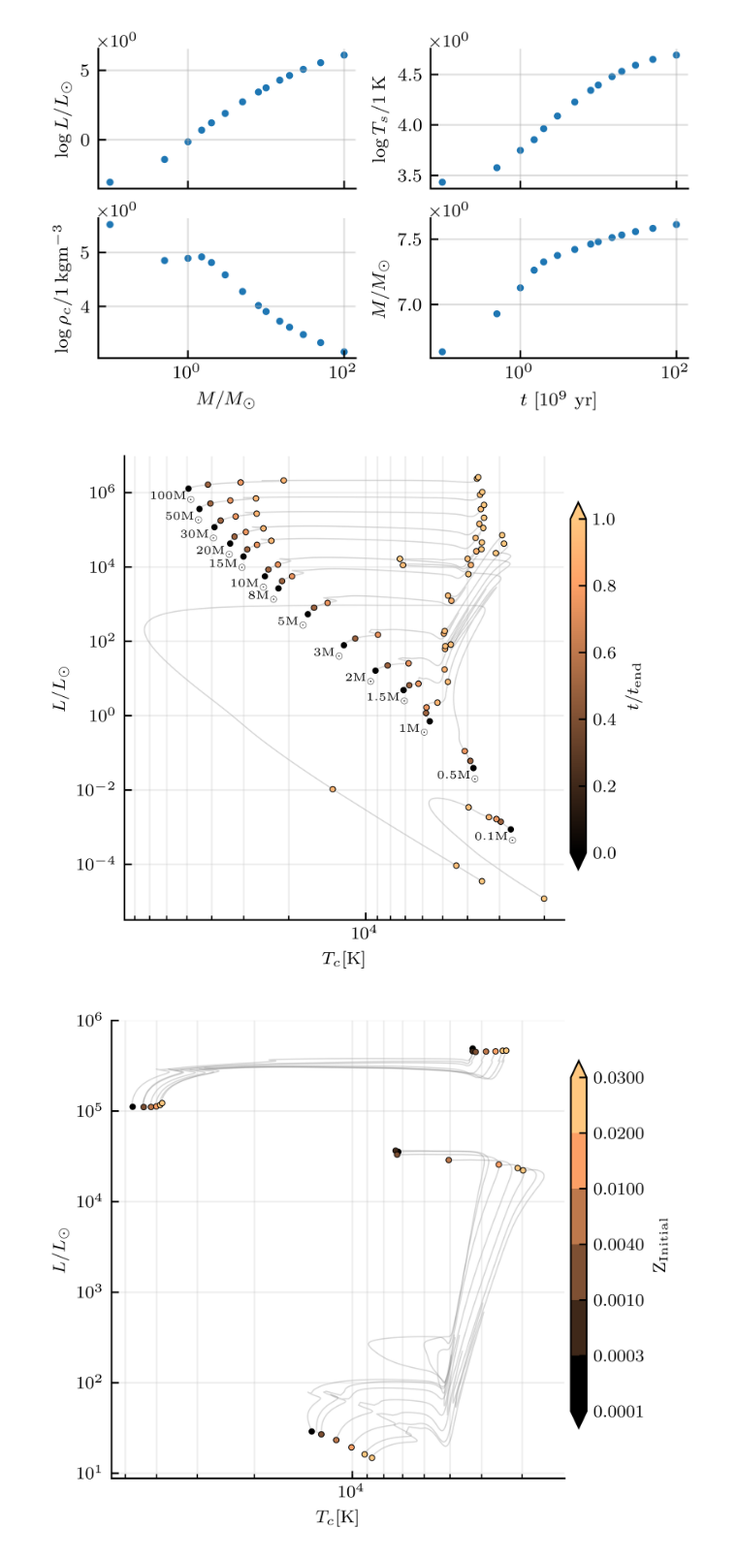
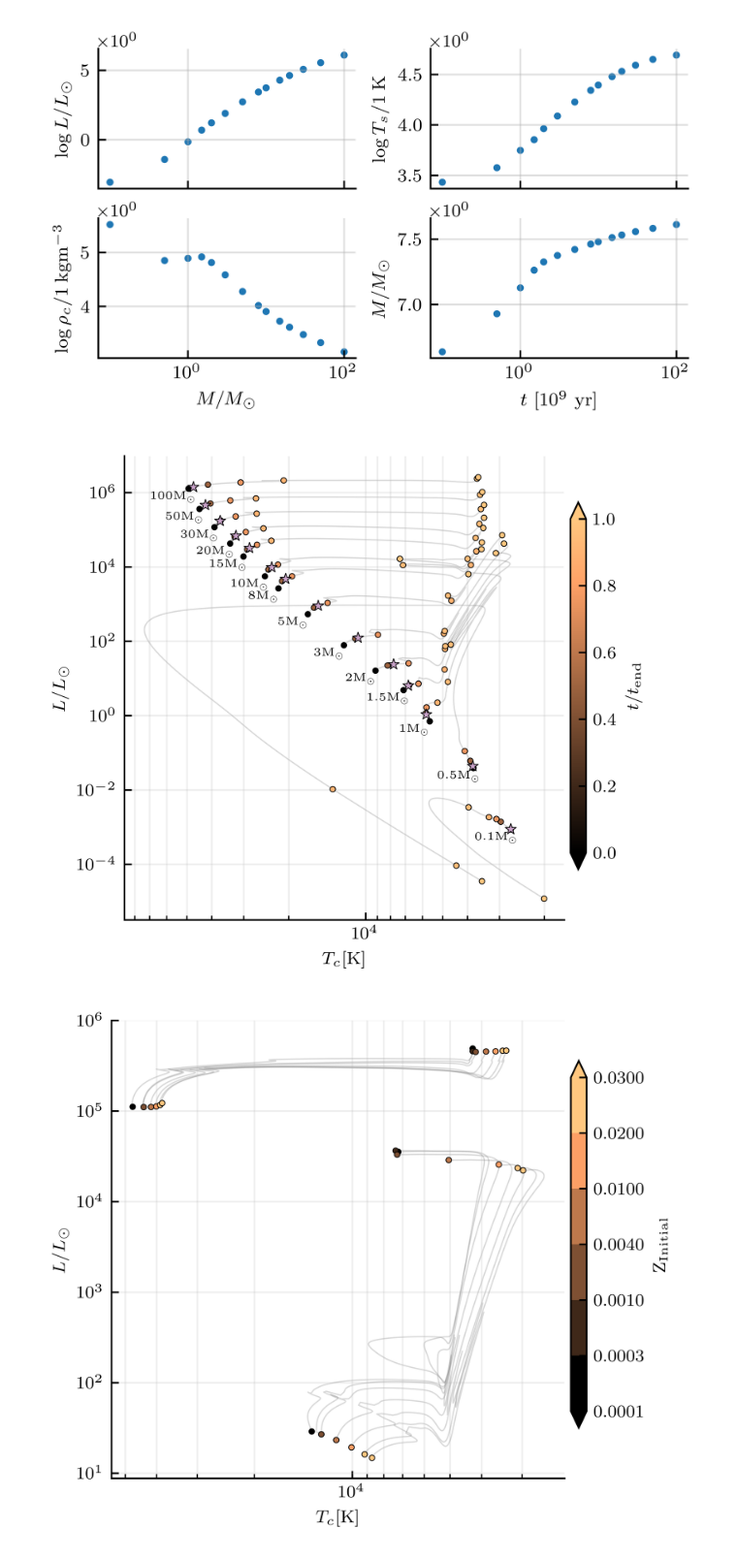
Before and after one commit to JeppJeppsson/Stellar_project, a Jupyter notebook: 3.2.ipynb, the cells around one changed output. Shown at 97% size. Saved outputs shown, nothing was run; the diff lists cells and outputs as text; code cells hidden in the pictures.

```diff
--- a/3.2.ipynb
+++ b/3.2.ipynb
@@ -121,35 +121,41 @@ def HR_plot(masses,time_frac,distinct_styles=False,annotated=False):
                         s=7, zorder=2, color=color, marker=mark_styles[i%len(mark_styles)],
                         edgecolors='k', linewidth=0.4)
 
+        # Mark points of interest (currently i = 70, approx when time evolution comes to a crawl)
+        lilac = np.array((200,162,200))/255
+        ax.scatter(10**df_mass['LogTs'][70],10**df_mass['LogL'][70],
+                        s=30, zorder=2, color=lilac, marker='*',
+                        edgecolors='k', linewidth=0.4)
+
         if annotated==True:
             ax.annotate(f'{mass:.3g}'+r'$\mathrm{M_\odot}$',
                         (10**df_mass['LogTs'][0],10**df_mass['LogL'][0]),
                         textcoords="offset points", xytext=(-7,-5), ha='center', fontsize=5.5)
 
 
     ax.set_yscale('log')
     ax.set_xscale('log')
 
     ax.xaxis.set_inverted(True)
 
     ax.set_xlabel(r'$T_c [\mathrm{K}]$')
     ax.set_ylabel(r'$L / L_\odot$')
 
     cbar_ax = fig.add_axes([1., 0.2, 0.03, 0.7])
     cbar = fig.colorbar(cm.ScalarMappable(cmap=cmap, norm=norm), cax=cbar_ax, extend = "both", aspect = 0.8)
     cbar.set_label(r'$t/t_\mathrm{end}$')
 
     ax.grid(which='both', alpha=0.2, visible=True)
 
 time_frac = np.array([0,.50,.75,.90,.95,1]) # Produce snapshots at these fractions of total simulated time
 
 masses2 = np.array([0.1,0.5,2,30,100])
 
 #HR_plot(masses2,time_frac)
 #HR_plot(masses2,time_frac,distinct_styles=True)
 HR_plot(masses,time_frac,annotated=True)
 # %% [output]
-[figure, old version]
+[figure, new version]
 # %%
 # HR diagram (varying metallicity)
 
```
Also changed, not shown: parts of 2 cells of this notebook.
